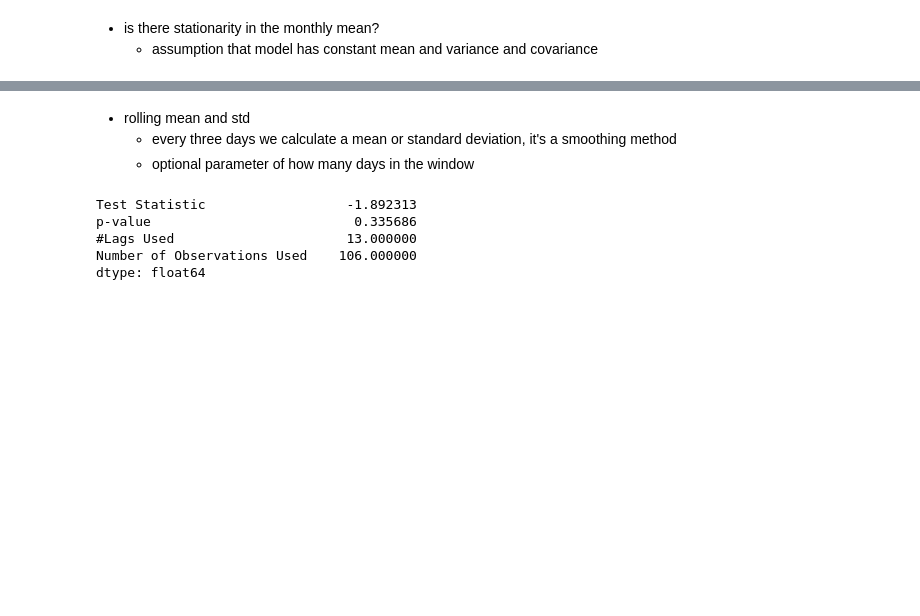
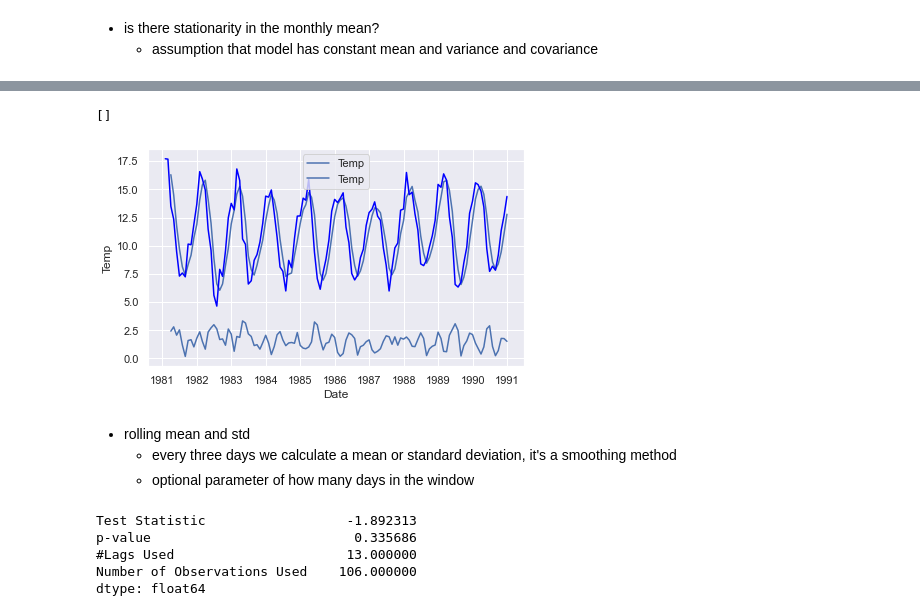
Before and after one commit to Astroraf/Phase-4-Review, a Jupyter notebook: Phase4Review.ipynb, the cells around one changed output, grey strips where cells are left out. Cells and saved outputs as stored; diff of their text form; code cells hidden in the pictures; blank space fills up the shorter version.

```diff
--- a/Phase4Review.ipynb
+++ b/Phase4Review.ipynb
@@ -634,3 +549,12 @@ plt.plot(roll_std, color = 'green')
+# %%
+sns.set_theme(style='darkgrid')
+g = sns.lineplot(data=roll_std, color='green')
+g = sns.lineplot(data=roll_mean, color='red')
+g = sns.lineplot(data=monthly['Temp'], color='blue')
+g.plot()
+# %% [output]
+[]
+[figure, added]
 # %% [markdown]
 - rolling mean and std
     - every three days we calculate a mean or standard deviation, it's a smoothing method
```
Also changed, not shown: parts of 25 cells of this notebook.
